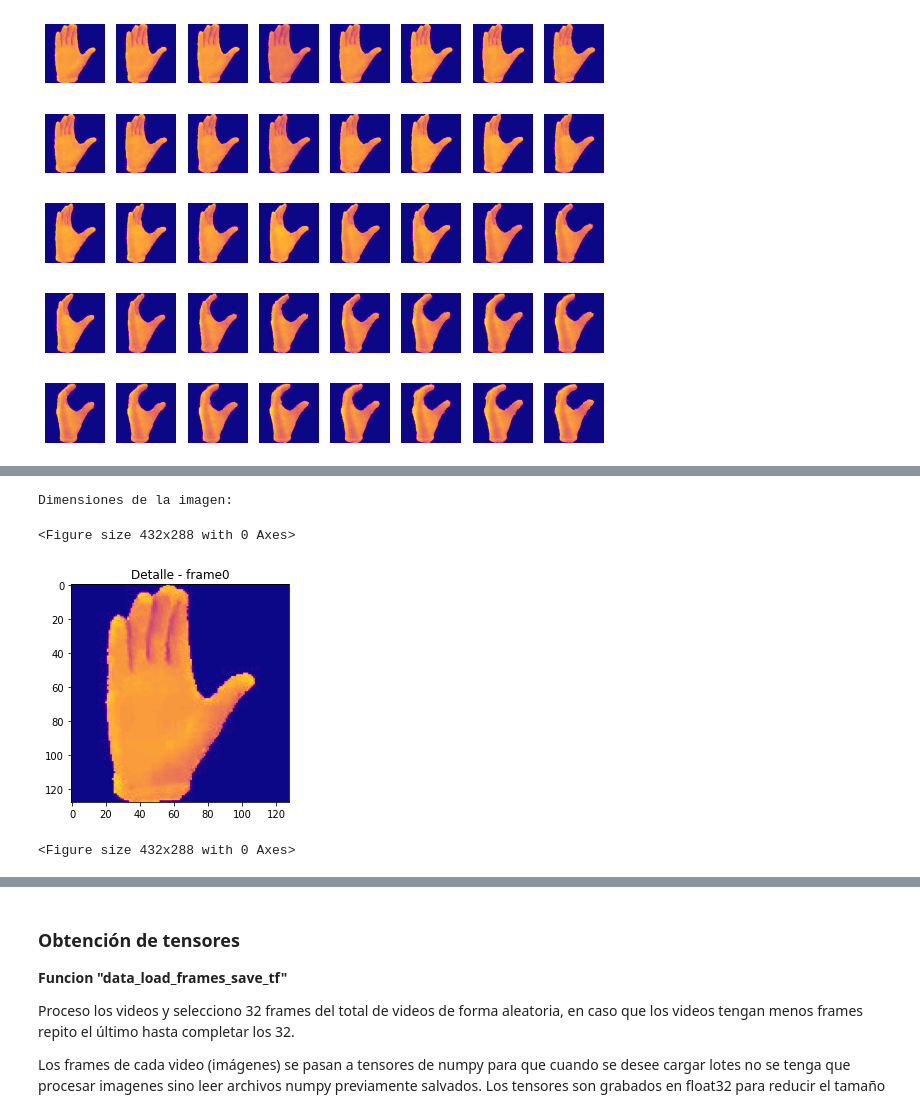
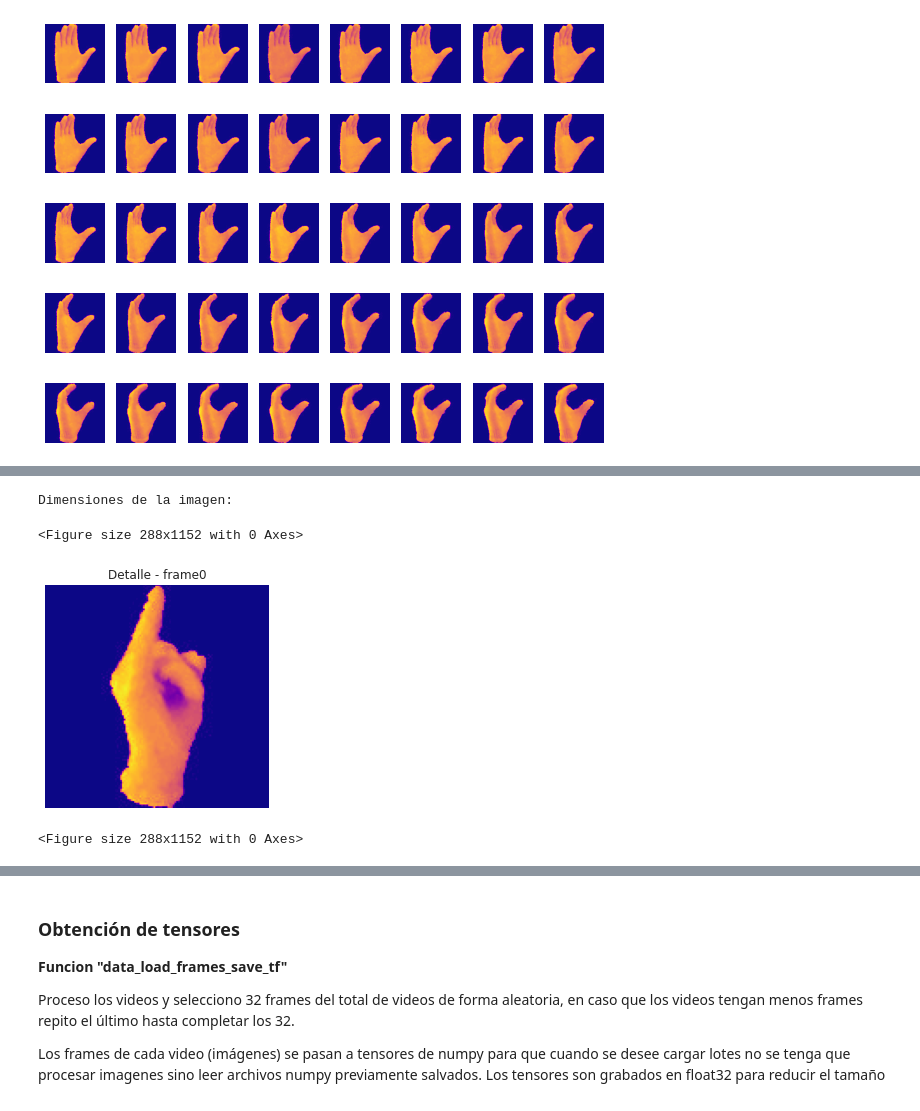
Before and after one commit to ffelicioni/conv3d_video, a Jupyter notebook: clasificar_hands.ipynb, the cells around one changed output, grey strips where cells are left out. Drawn from its saved outputs; the diff is of its cells as text; code cells hidden in the pictures.

```diff
--- a/clasificar_hands.ipynb
+++ b/clasificar_hands.ipynb
@@ -349,7 +308,6 @@ sns.boxplot(df_duracion[df_duracion.ID=='001'].cantidad_frames)
 # %%
 import seaborn as sns
-sns.boxplot(y='cantidad_frames', x='ID',
-                 data=df_duracion,
-                 palette="colorblind",
-                 hue='year')
+sns.set(rc={"figure.figsize":(4, 16)})
+sns.boxplot(x='cantidad_frames', y='ID',
+                 data=df_duracion)
 # %% [output]
@@ -370,13 +341,14 @@ for i in range(rows):
 # %%
-imagen0=(io.imread("/content/train_data/001_001_001_right/frame0.jpg")/255.0).astype('float32')
+imagen0=(io.imread("/content/train_data/031_009_005_right/frame0.jpg")/255.0).astype('float32')
 plt.imshow(imagen0)
 
 print("Dimensiones de la imagen:")
 plt.imshow(imagen0,cmap='plasma')#vmin=0,vmax=1)
+plt.axis('off')
 plt.title("Detalle - frame0")
 plt.figure()
 # %% [output]
 Dimensiones de la imagen:
-<Figure size 432x288 with 0 Axes>
+<Figure size 288x1152 with 0 Axes>
-[figure, old version]
+[figure, new version]
-<Figure size 432x288 with 0 Axes>
+<Figure size 288x1152 with 0 Axes>
```
Also changed, not shown: parts of 42 cells of this notebook.
